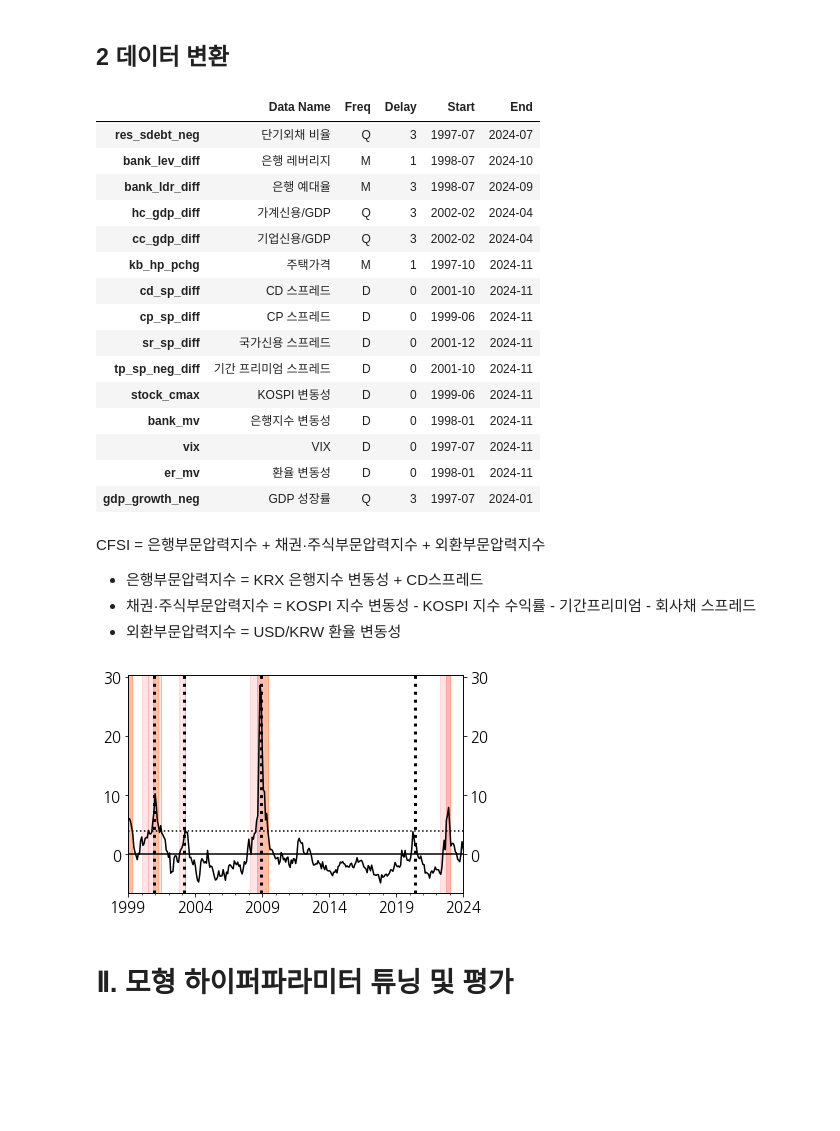
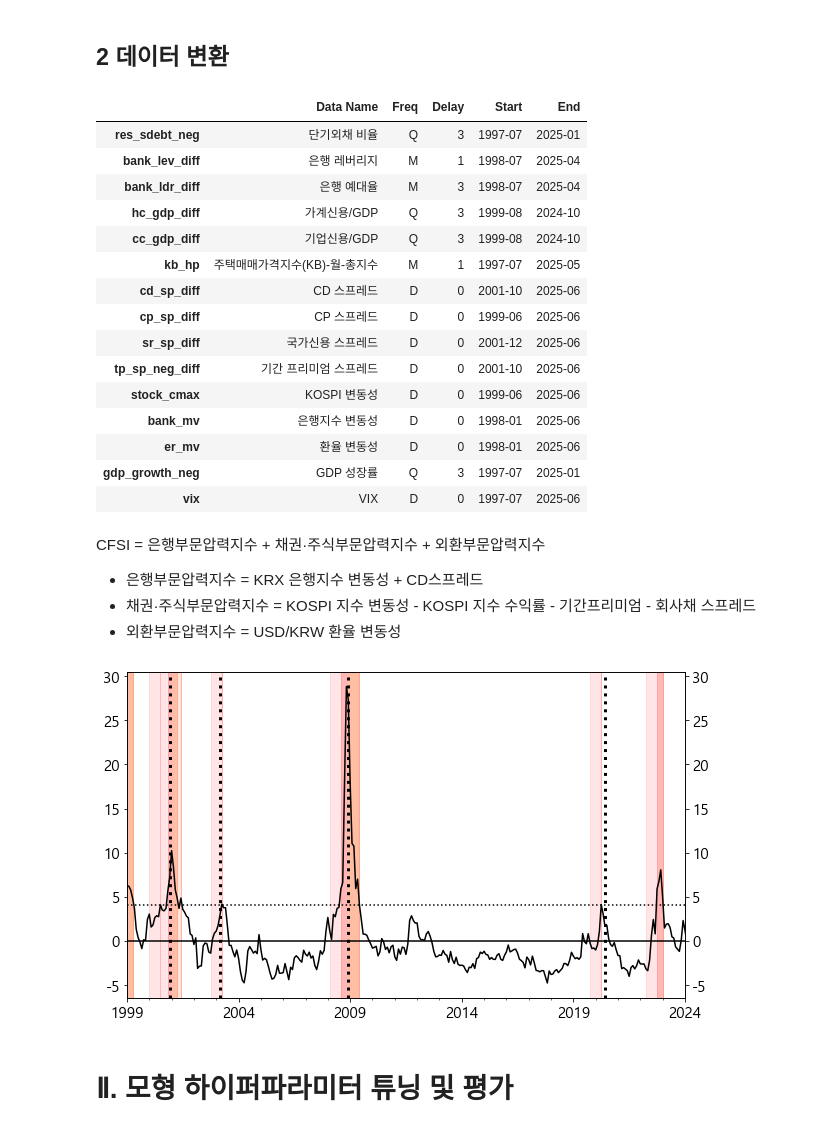
Before and after one commit to changhoon0807/bigdata, a Jupyter notebook: ews/ews.ipynb, the cells around one changed output. Cells and saved outputs as stored; diff of their text form; code cells hidden in the pictures; blank space fills up the shorter version.

```diff
--- a/ews/ews.ipynb
+++ b/ews/ews.ipynb
@@ -14,0 +21,9 @@
+# %%
+features = {'id': [], 'type': [], 'group': [], 'name': []} # 변수 메타정보 저장할 딕셔너리
+
+for var, row in meta[meta['Feature_b'] == 'Y'].iterrows(): # .iterrows() : 조건을 만족하는 행의 인덱스와 행 데이터를 반환
+    features['id'].append(var)
+    features['type'].append(row['Group1'])
+    features['group'].append(row['Group2'])
+    features['name'].append(row['Data Name'])
+features['group'][-1] = '변동성' # 대외에서 기존 그룹명으로 변경
@@ -15,26 +33,10 @@
 # %%
-import ews
-import pandas as pd
-
-
-# 메타데이터 로딩
-meta = pd.read_excel('ews.xlsx', header=0, index_col='Data ID', sheet_name='meta')
-features = {'id': [], 'type': [], 'group': [], 'name': []}
-for var, row in meta[meta['Feature'] == 'Y'].iterrows():
-    features['id'].append(var)
-    features['type'].append(row['Group1'])
-    features['group'].append(row['Group2'])
-    features['name'].append(row['Data Name'])
-
 # Bidas 데이터  입수
 bidas_ids = meta['BIDAS ID'].dropna().values
-api_headers = {'user': '2320495', 'node': 'TCAA20200504'}#Fairs 권한 부여이슈로 삭제 Bidas에 배포시 삭제!
-bidas = ews.Bidas('API', api_headers=api_headers)
+bidas = ews.Bidas(source_type = 'Excel',
+                  file_name = 'ews_nb_0626.xlsx',
+                  file_sheet = 'data')
 
 range_from = '1997-07-01'
-range_to = '2024-11-06'
+range_to = '2025-06-30'
 table = bidas.get_table(bidas_ids, 'M', range_from, range_to)
-
-# 변수 이름을 별칭으로 변경
-aliases = {bidas_id: alias for alias, bidas_id in meta['BIDAS ID'].dropna().items()}
-table.rename(columns=aliases, inplace=True)
@@ -86,2 +43,6 @@ table_scope[('2013-10' < table_scope.loc[:, 'End']) & (table_scope.loc[:, 'End']
+# %%
+# 변수 이름을 변경
+var_names = {bidas_id: var for var, bidas_id in meta['BIDAS ID'].dropna().items()}
+table.rename(columns=var_names, inplace=True)
 # %% [markdown]
 ## 2 데이터 변환
@@ -88,28 +51,29 @@ table_scope[('2013-10' < table_scope.loc[:, 'End']) & (table_scope.loc[:, 'End']
 # %%
 # CFPI, 조기경보모형 관련 변수 생성
 table = ews.preprocess(table)
-table_scope = table[features['id']].apply(extract_range).set_axis(['Start', 'End']).T
-pd.concat([meta[['Data Name', 'Freq', 'Delay']], table_scope], axis=1, join='inner')
+table_scope = table[features['id']].apply(extract_range).T
+table_scope.columns = ['Start', 'End']
+pd.concat([meta[['Data Name', 'Freq', 'Delay']], table_scope], axis=1, join='inner') # join='inner' : 두 데이터프레임의 공통된 인덱스에 대해서만 결합
 # %% [output]
 |  | Data Name | Freq | Delay | Start | End |
-| res_sdebt_neg | 단기외채 비율 | Q | 3 | 1997-07 | 2024-07 |
-| bank_lev_diff | 은행 레버리지 | M | 1 | 1998-07 | 2024-10 |
-| bank_ldr_diff | 은행 예대율 | M | 3 | 1998-07 | 2024-09 |
-| hc_gdp_diff | 가계신용/GDP | Q | 3 | 2002-02 | 2024-04 |
-| cc_gdp_diff | 기업신용/GDP | Q | 3 | 2002-02 | 2024-04 |
-| kb_hp_pchg | 주택가격 | M | 1 | 1997-10 | 2024-11 |
-| cd_sp_diff | CD 스프레드 | D | 0 | 2001-10 | 2024-11 |
-| cp_sp_diff | CP 스프레드 | D | 0 | 1999-06 | 2024-11 |
-| sr_sp_diff | 국가신용 스프레드 | D | 0 | 2001-12 | 2024-11 |
-| tp_sp_neg_diff | 기간 프리미엄 스프레드 | D | 0 | 2001-10 | 2024-11 |
-| stock_cmax | KOSPI 변동성 | D | 0 | 1999-06 | 2024-11 |
-| bank_mv | 은행지수 변동성 | D | 0 | 1998-01 | 2024-11 |
-| vix | VIX | D | 0 | 1997-07 | 2024-11 |
-| er_mv | 환율 변동성 | D | 0 | 1998-01 | 2024-11 |
-| gdp_growth_neg | GDP 성장률 | Q | 3 | 1997-07 | 2024-01 |
+| res_sdebt_neg | 단기외채 비율 | Q | 3 | 1997-07 | 2025-01 |
+| bank_lev_diff | 은행 레버리지 | M | 1 | 1998-07 | 2025-04 |
+| bank_ldr_diff | 은행 예대율 | M | 3 | 1998-07 | 2025-04 |
+| hc_gdp_diff | 가계신용/GDP | Q | 3 | 1999-08 | 2024-10 |
+| cc_gdp_diff | 기업신용/GDP | Q | 3 | 1999-08 | 2024-10 |
+| kb_hp | 주택매매가격지수(KB)-월-총지수 | M | 1 | 1997-07 | 2025-05 |
+| cd_sp_diff | CD 스프레드 | D | 0 | 2001-10 | 2025-06 |
+| cp_sp_diff | CP 스프레드 | D | 0 | 1999-06 | 2025-06 |
+| sr_sp_diff | 국가신용 스프레드 | D | 0 | 2001-12 | 2025-06 |
+| tp_sp_neg_diff | 기간 프리미엄 스프레드 | D | 0 | 2001-10 | 2025-06 |
+| stock_cmax | KOSPI 변동성 | D | 0 | 1999-06 | 2025-06 |
+| bank_mv | 은행지수 변동성 | D | 0 | 1998-01 | 2025-06 |
+| er_mv | 환율 변동성 | D | 0 | 1998-01 | 2025-06 |
+| gdp_growth_neg | GDP 성장률 | Q | 3 | 1997-07 | 2025-01 |
+| vix | VIX | D | 0 | 1997-07 | 2025-06 |
 # %%
-# 공표시차 적용
-for id, lag in meta[(meta['Delay'] > 0) & (meta['Feature'] == 'Y')]['Delay'].items():
+# 공표시차 적용(pseudo-vintage): 실제 각 시점에 이용 가능한 정보만 활용하도록 데이터셋을 공표시차(delay)에 맞춰 조정하는 작업
+for id, lag in meta[(meta['Delay'] > 0) & (meta['Feature_b'] == 'Y')]['Delay'].items():
     table[id] = table[id].shift(lag)
 # 현재시점의 빈값은 가장 최근의 값으로, 시작시점의 빈값은 중위값으로 설정
 table = table[range_from:range_to].ffill()
@@ -122,15 +86,15 @@ CFSI = 은행부문압력지수 + 채권·주식부문압력지수 + 외환부
 # %%
 CFPI = ['bank_gv', 'cd_sp', 'stock_gv', 'stock_ret', 'tp_sp_neg', 'cr_sp', 'er_gv']
 cfpi = table[CFPI].transform(ews.Transform.scale).sum(axis=1)
 
 threshold = 1
 horizon = 6
 crises = ews.get_crises(cfpi, threshold, horizon, group_bgn_ext=3, group_end_ext=3)
 
 gdp_growth = table['gdp_growth'].resample('Q').mean()
-ews.plot_cfpi(cfpi, gdp_growth, threshold, horizon)
+ews.plot_cfpi(cfpi, gdp_growth, threshold, horizon, fig_size=(10, 6))
 # %% [output]
-[figure, old version]
+[figure, new version]
 # %% [markdown]
 # Ⅱ. 모형 하이퍼파라미터 튜닝 및 평가
 # %% [markdown]
```
Also changed, not shown: parts of 24 cells of this notebook, 3 other files.
